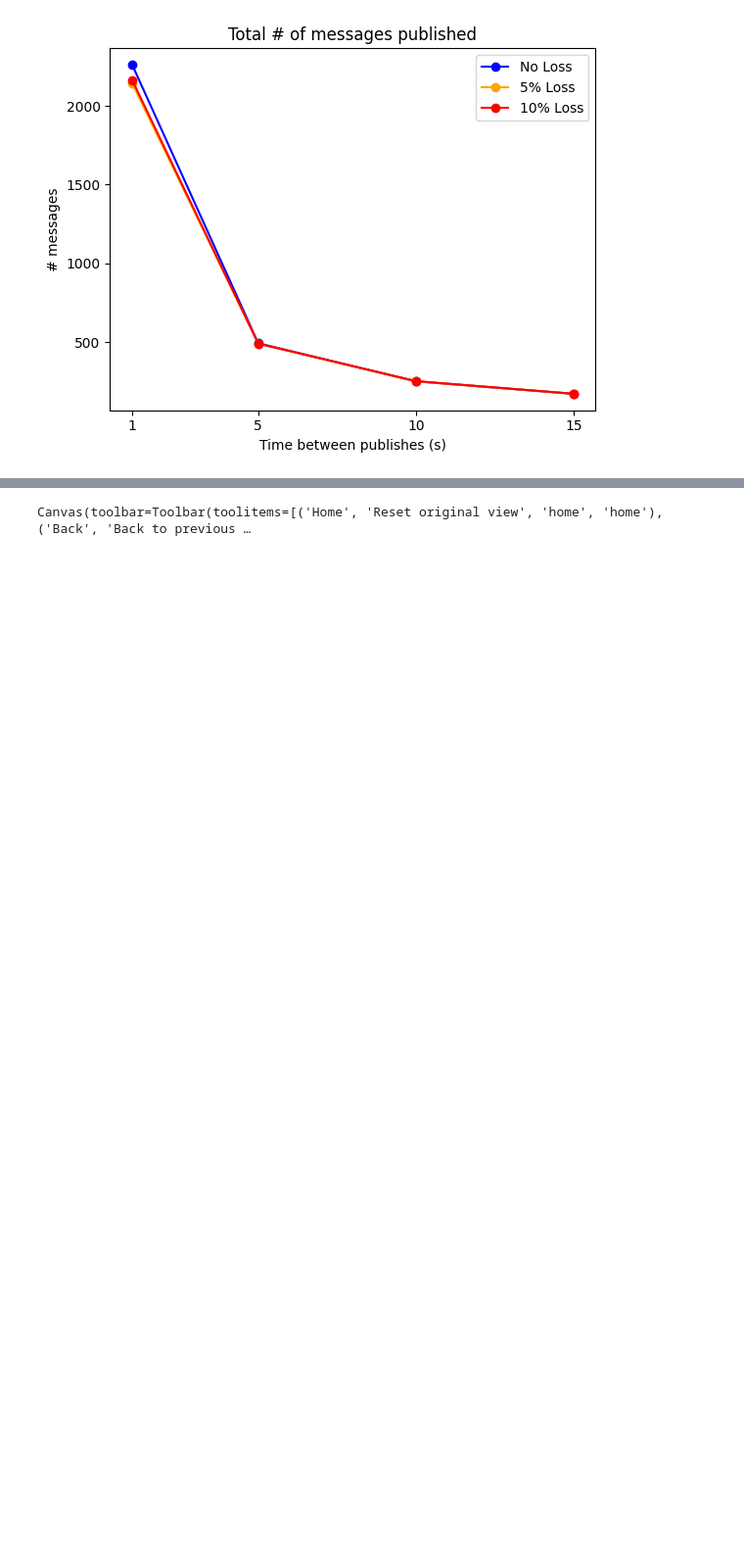
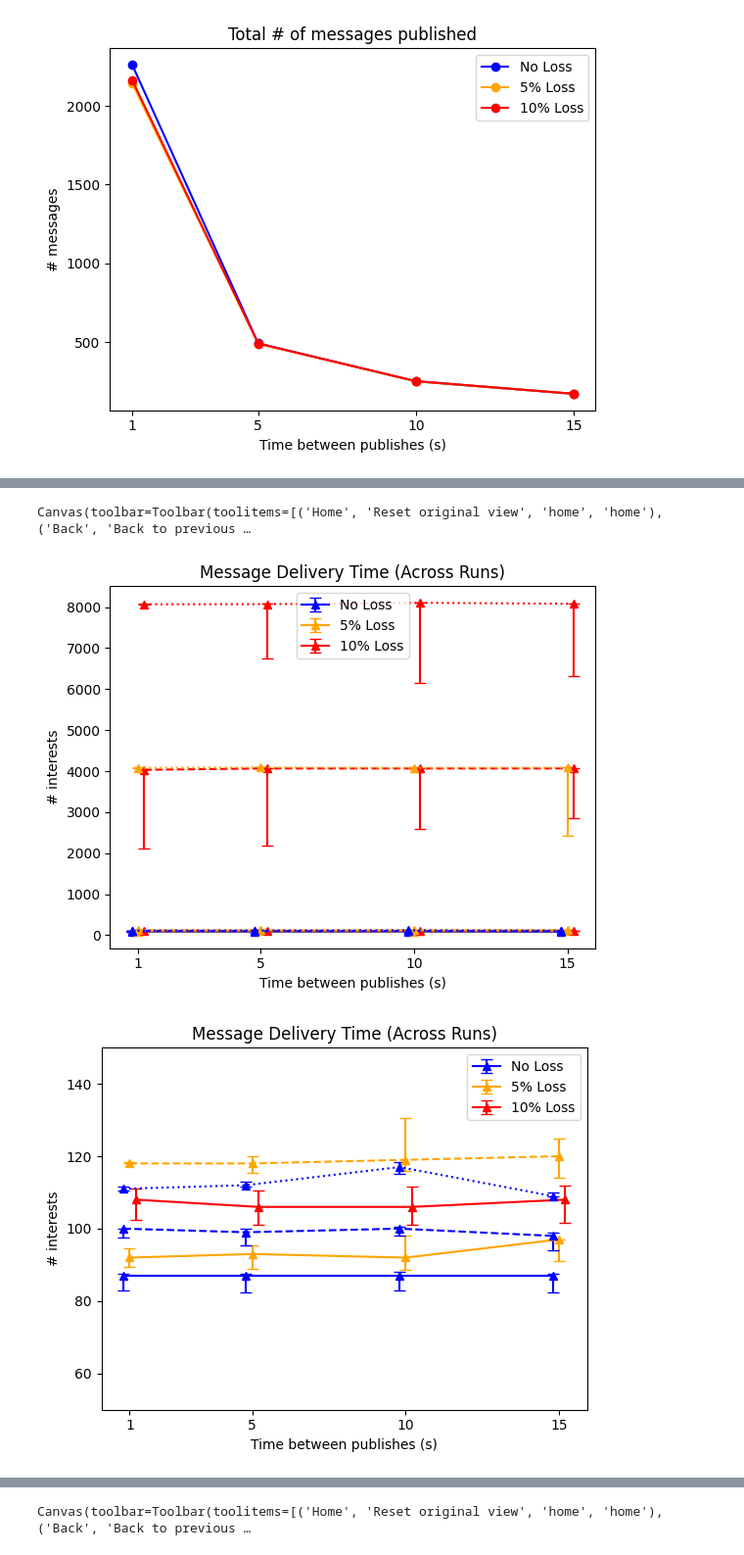
Before and after one commit to pulsejet/ndn-sync-eval, a Jupyter notebook: svs/SVS.ipynb, the cells around one changed output, grey strips where cells are left out. Shown: that part at 98% size. Cells and saved outputs as stored; diff of their text form; code cells hidden in the pictures; blank space fills up the shorter version.

```diff
--- a/svs/SVS.ipynb
+++ b/svs/SVS.ipynb
@@ -122,6 +135,9 @@ def process_log(LOG_PREFIX):
     print("Done", LOG_PREFIX)
 # %%
 TIMING_DATA = {}
+TIMING_DATA_50 = {}
+TIMING_DATA_75 = {}
+TIMING_DATA_90 = {}
 SYNC_INT_DATA = {}
 SUCCESS_DATA = {}
 NUM_PUBLISHED_DATA = {}
@@ -207,0 +231,20 @@ Canvas(toolbar=Toolbar(toolitems=[('Home', 'Reset original view', 'home', 'home'
+# %%
+fig, ax = plt.subplots()
+ax.set_title('Message Delivery Time (Across Runs)')
+ax.set_ylabel('# interests')
+ax.set_xlabel('Time between publishes (s)')
+ax.set_xticks(PUB_TIMING_VALS_SEC)
+
+do_plots(TIMING_DATA_50, ax)
+do_plots(TIMING_DATA_75, ax, fmt='--^', label=False)
+do_plots(TIMING_DATA_90, ax, fmt=':^', label=False)
+
+ax.legend()
+display(fig)
+ax.set_ylim(50, 150)
+display(fig)
+plt.close()
+# %% [output]
+Canvas(toolbar=Toolbar(toolitems=[('Home', 'Reset original view', 'home', 'home'), ('Back', 'Back to previous …
+[figure, added]
+[figure, added]
```
Also changed, not shown: parts of 10 cells of this notebook.
